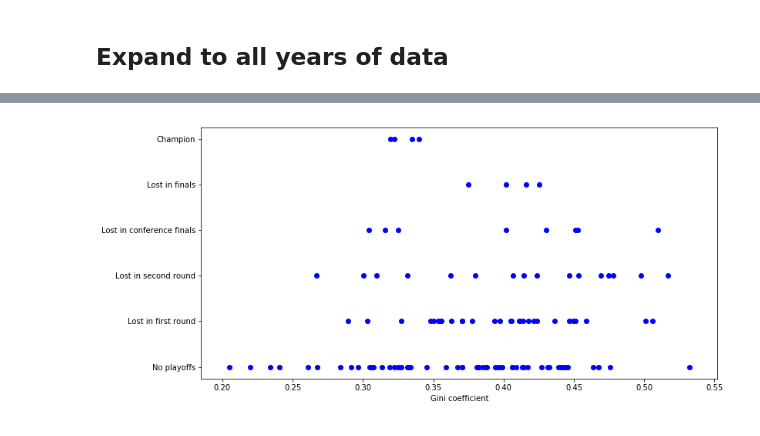
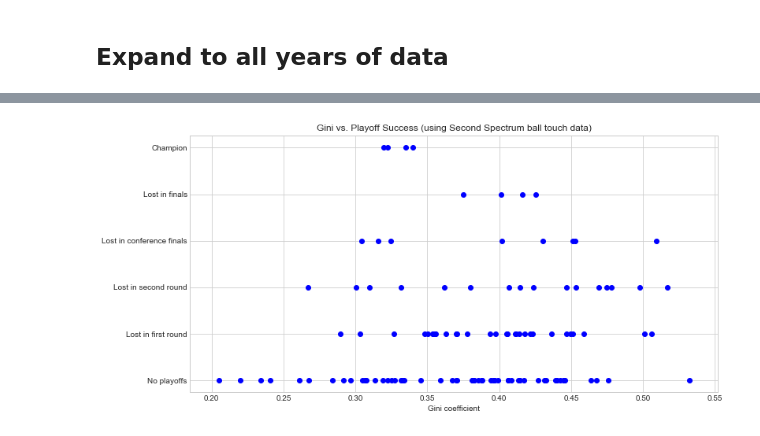
Before and after one commit to dalpert/thesis, a Jupyter notebook: thesis_ball_touch_scrape.ipynb, the cells around one changed output, grey strips where cells are left out. Saved outputs shown, nothing was run; the diff lists cells and outputs as text; code cells hidden in the pictures.

```diff
--- a/thesis_ball_touch_scrape.ipynb
+++ b/thesis_ball_touch_scrape.ipynb
@@ -200,0 +200,2 @@ plt.show()
+# %%
+team_df = df[df['team'] == 'CHH']
@@ -201,10 +206,14 @@ plt.show()
 # %%
 def get_ball_touch_gini_log(yr):
     df = pd.read_excel('data/ball_touch_data/nba_touches_' + str(yr) + '.xlsx')
+    print df.head()
     gini_log = pd.DataFrame()
+    print np.unique(df['team'])
     for team in np.unique(df['team']):
-        #print team
+        print team
         team_df = df[df['team'] == team]
+        if team == 'CHA':
+            team = 'CHH'
         gini = get_gini_touch_season(team_df, 9)
         playoffs = s_res[(s_res['yr'] == yr) & (s_res['abbr'] == team)]['playoffs'].values[0]
         gini_log = gini_log.append({
@@ -223,9 +288,12 @@ for yr in range(2014,2018):
 # %%
+import seaborn as sns
+sns.set_style("whitegrid")
 plt.figure(figsize=(12,6))
 plt.scatter(g_log['gini'], g_log['playoffs'], c='b')
 plt.yticks( range(6), ('No playoffs', 'Lost in first round', 'Lost in second round',
                        'Lost in conference finals', 'Lost in finals', 'Champion') )
 plt.xlabel('Gini coefficient')
+plt.title('Gini vs. Playoff Success (using Second Spectrum ball touch data)')
 plt.show()
 # %% [output]
-[figure, old version]
+[figure, new version]
```
Also changed, not shown: parts of 15 cells of this notebook.
